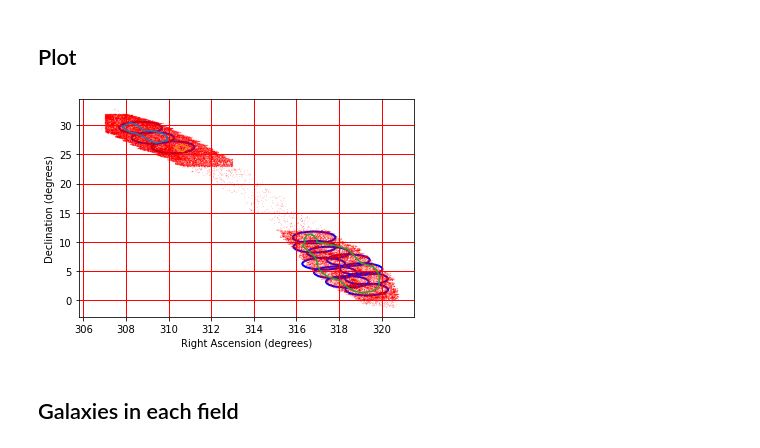
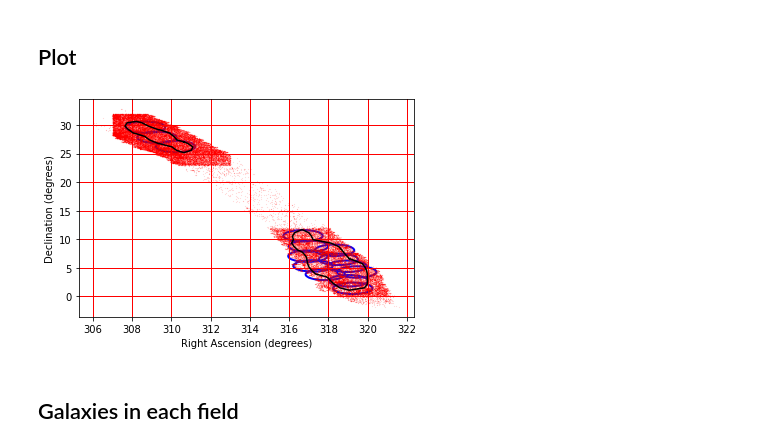
Before and after one commit to Lanasalmon/WEAVE_galaxies, a Jupyter notebook: S200129m.ipynb, the cells around one changed output. Cells and saved outputs as stored; diff of their text form; code cells hidden in the pictures.

```diff
--- a/S200129m.ipynb
+++ b/S200129m.ipynb
@@ -63,9 +63,9 @@ skymap, prob, distmu, distsigma, distnorm, npix, nside, distest, diststd = reads
 csm=integrated_probability(prob)
 
 # Identify the x% contours
-contours=hpix_contours(csm,levels=[0.75],nest=False)
-levels=[0.75]
-levelsper=[75]
+contours=hpix_contours(csm,levels=[0.8],nest=False)
+levels=[0.8]
+levelsper=[80]
 # %% [markdown]
 ## Load GLADE and PS1 sources
 # %%
@@ -96,7 +96,7 @@ split_dec, split_ra = split_contours(contours, levels[0],0)
 split_ra2, split_dec2=join_0_360(split_ra, split_dec)
 
 # just take galaxies within x%
-results=data[result.searched_prob<0.99]
+results=data[result.searched_prob<0.999]
 ra_incontour=results['RA'].values
 dec_incontour=results['Dec'].values
 # %% [output]
@@ -109,24 +109,28 @@ skymap []
 # %%
 # plot contours and galaxies
 plt.figure(1)
 plt.plot( ra_incontour, dec_incontour,'r.',markersize=0.1)
 for r in range(0,len(split_ra2)):
-    plt.plot(split_ra2[r],split_dec2[r],'-')
+    plt.plot(split_ra2[r],split_dec2[r],'k-')
 
 plt.grid(color='r', linestyle='-', linewidth=1, which='both')
 
 # for 75% contours 200129m, define field centres.
-circ_dec=[29.612335710496843, 27.85185949195497, 26.2477161548889, 10.763540991336118, 9.167501620793303, 8.151264218777623, 6.8662698178817685, 6.238286084752751, 4.744062002711146, 5.318412211940824, 3.667265869039902, 3.1433075971002467, 1.8054163965344472]
-circ_ra=[308.6869806094183,309.2686980609418,310.21606648199446,316.8310249307479,316.86426592797784,317.4958448753463,318.4432132963989,317.2797783933518,317.82825484764544,319.0415512465374,319.2908587257618,318.393351800554,319.3074792243767]
+circ_dec=[29.612335710496843, 27.85185949195497, 26.2477161548889,  10.620983658324782, 8.805241967316647, 8.07878740033157, 7.047288229257127, 5.341596273782272, 6.483618852135471, 3.852372305991949, 2.7427172969132414, 4.2772558616878555, 5.270703402542033, 1.4219625799321136]
+circ_ra=[308.6869806094183,309.2686980609418,310.21606648199446,316.7045393542275,316.9835320123155,318.31237072708615,316.95208020841557,317.21364174626984,318.50477619010024,317.83689902897294,319.01122602036787,319.43961474698034,318.955143285703,319.2376411147075]
+
+
+
 
 for k in range(0,len(circ_ra)):
     plt.gca().add_patch(Circle((circ_ra[k],circ_dec[k]),radius=1,linewidth=2,edgecolor='b',facecolor='none'))
 
 plt.ylabel('Declination (degrees)')
 plt.xlabel('Right Ascension (degrees)')
+#plt.savefig('200129m_80.pdf')
 plt.show()
 # %% [output]
-[figure, old version]
+[figure, new version]
 # %% [markdown]
 ## Galaxies in each field
 # %%
```
Also changed, not shown: parts of 1 cell of this notebook.
